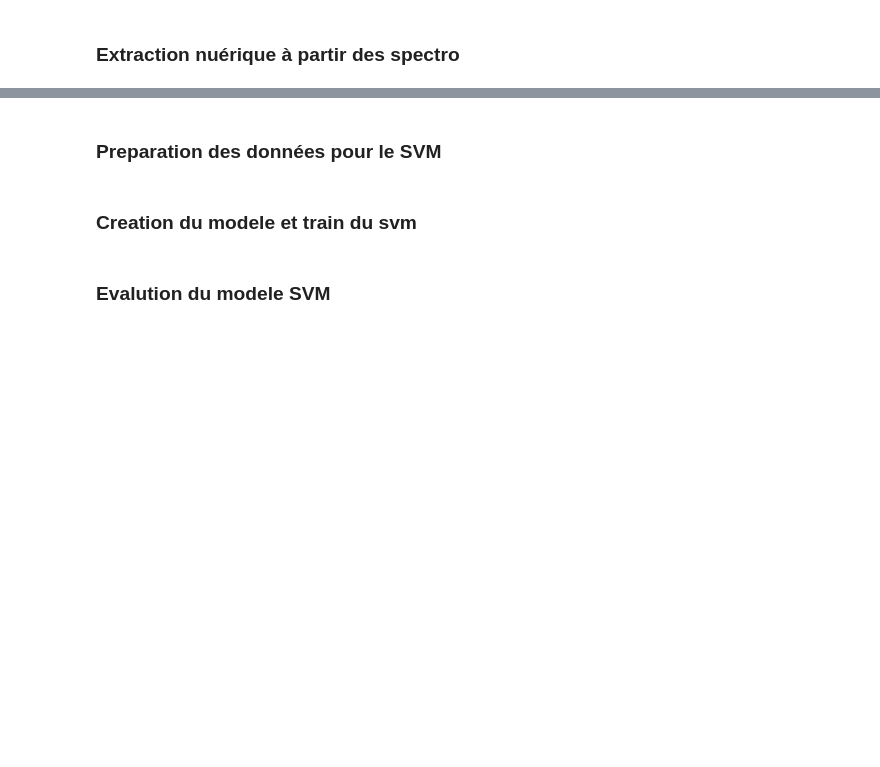
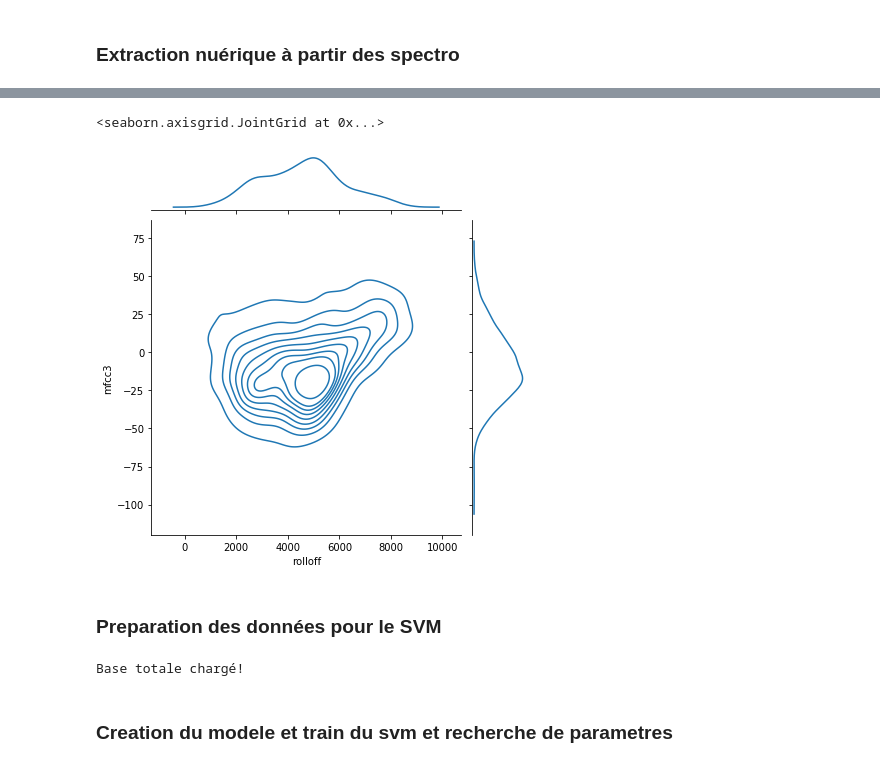
Before and after one commit to abdoulsn/music_gender_recognition, a Jupyter notebook: codes/music_genre.ipynb, the cells around one changed output, grey strips where cells are left out. Saved outputs shown, nothing was run; the diff lists cells and outputs as text; code cells hidden in the pictures; blank space fills up the shorter version.

```diff
--- a/codes/music_genre.ipynb
+++ b/codes/music_genre.ipynb
@@ -144,3 +156,8 @@ raw_feature = pd.read_csv('../data_out/rawdata.csv')
+# %%
+sns.jointplot(x=raw_feature['rolloff'], y=raw_feature['mfcc3'], kind="kde")
+# %% [output]
+<seaborn.axisgrid.JointGrid at 0x...>
+[figure, added]
 # %% [markdown]
 ### Preparation des données pour le SVM
 # %%
@@ -148,7 +167,10 @@ from prepare_data import load_data, echantillons
 # %%
 X_train, y_train, X_validation, y_validation, X_test, y_test = echantillons("../data_out/rawdata.csv",
                                                                             test_size=0.1, validation_size=0.1)
+
+# Pour le fit()
+yt = le.fit_transform(y_train)
+# %% [output]
+Base totale chargé!
 # %% [markdown]
-### Creation du modele et train du svm
+### Creation du modele et train du svm et recherche de parametres
-# %% [markdown]
-### Evalution du modele SVM
```
Also changed, not shown: parts of 14 cells of this notebook.
